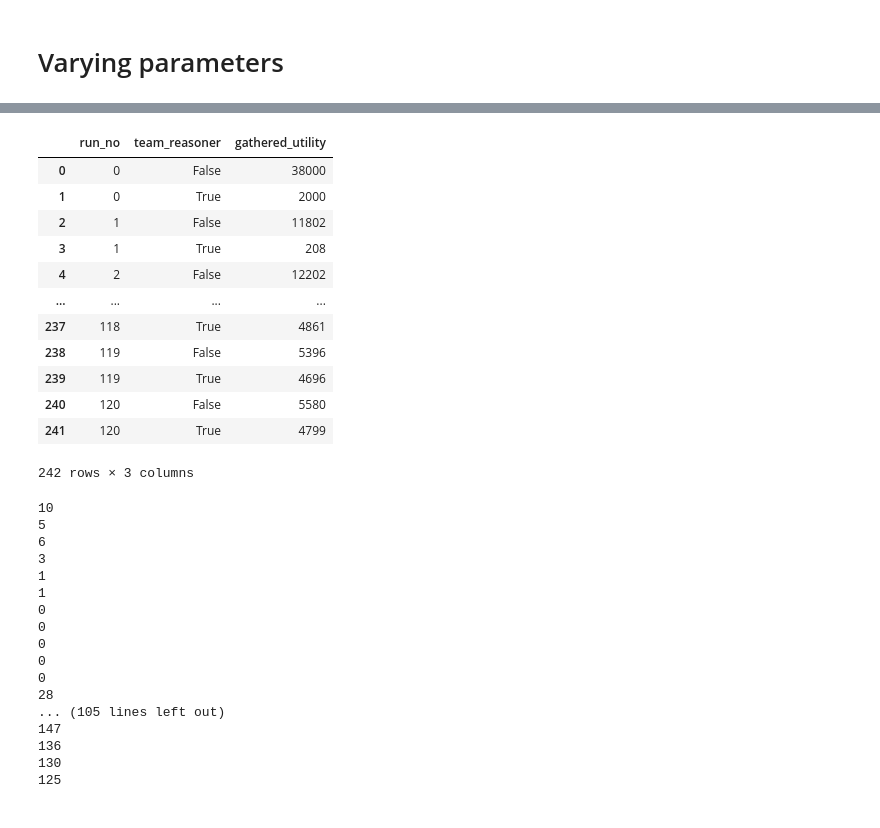
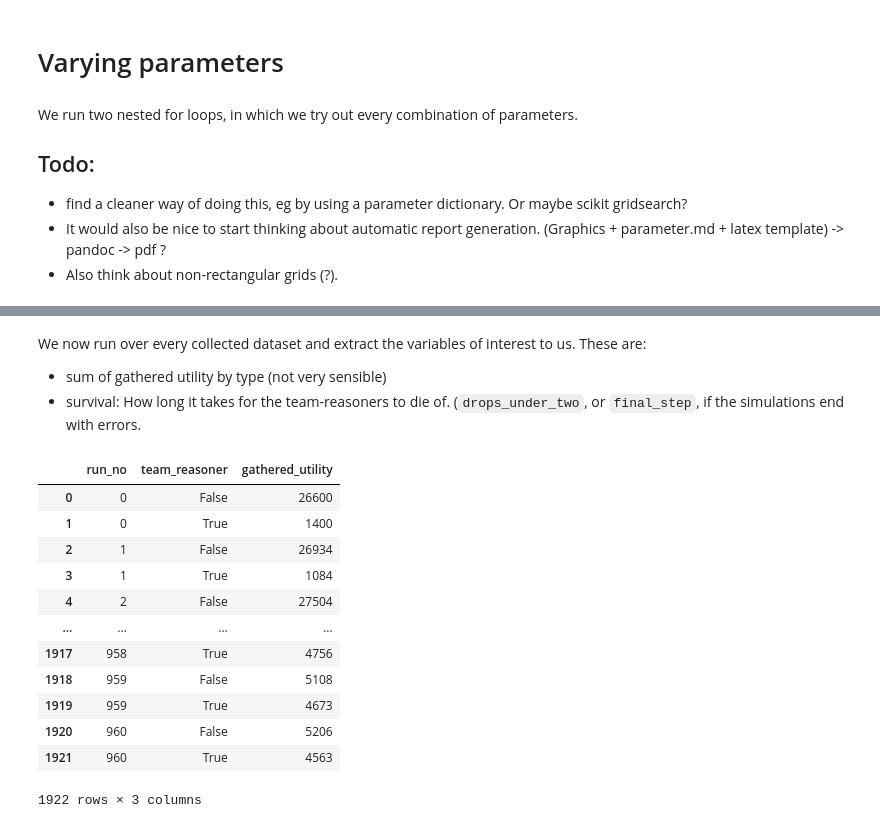
Before and after one commit to MNoichl/simple_teams, a Jupyter notebook: team_reasoning_in_prisoners_full_replacement_replicator_dyn.ipynb, the cells around one changed output, grey strips where cells are left out. Saved outputs shown, nothing was run; the diff lists cells and outputs as text; code cells hidden in the pictures.

```diff
--- a/team_reasoning_in_prisoners_full_replacement_replicator_dyn.ipynb
+++ b/team_reasoning_in_prisoners_full_replacement_replicator_dyn.ipynb
@@ -406,19 +414,27 @@ model_df
 # %% [markdown]
 # Varying parameters
+# %% [markdown]
+We run two nested for loops, in which we try out every combination of parameters.
+
+## Todo:
+* find a cleaner way of doing this, eg by using a parameter dictionary. Or maybe scikit gridsearch?
+* It would also be nice to start thinking about automatic report generation. (Graphics + parameter.md + latex template) -> pandoc -> pdf ?
+* Also think about non-rectangular grids (?).
 # %%
 collected_results = []
 run_no = 0
-for proportion_of_team_reasoners in tqdm.tqdm_notebook(np.linspace(0.05, 0.95, 11)):
-    for probability_team_reasoning in tqdm.tqdm_notebook(np.linspace(0, 1, 11)):
+for proportion_of_team_reasoners in tqdm.tqdm_notebook(np.linspace(0.05, 0.95, 31)):
+    for probability_team_reasoning in tqdm.tqdm_notebook(np.linspace(0, 1, 31)):
 
         model = MyModel(
             proportion_team_reasoners=proportion_of_team_reasoners,
             n_agents=200,
             game=prisoners_dilemma,
             probability_team_reasoning=probability_team_reasoning,
+            utility_calculation="empirical_average",
         )
 
-        for t in range(100):
+        for t in range(70):
             try:
                 model.step()
             except:
@@ -445,73 +461,57 @@ Please use `tqdm.notebook.tqdm` instead of `tqdm.tqdm_notebook`
 collected_frame = pd.concat(collected_results)
 # %% [output]
 [interactive output not drawn]
+# %% [markdown]
+We now run over every collected dataset and extract the variables of interest to us. These are:
+* sum of gathered utility by type (not very sensible)
+* survival: How long it takes for the team-reasoners to die of. (`drops_under_two`, or `final_step`, if the simulations end with errors.
 # %%
 grouped = collected_frame.groupby(["run_no", "team_reasoner"])[
     "gathered_utility"
 ].sum()
 grouped = pd.DataFrame(grouped).reset_index()
 display(grouped)
 grouped = grouped.groupby("run_no")
 
+
+# This seems like somewhat unprincipled code which ought to be cleaned up in the future.
 diff_frames = []
 for name, group in grouped:
     diff_frame =  pd.DataFrame(collected_frame[collected_frame["run_no"] == name].iloc[0]).T[
             ["run_no", "proportion_team_reasoners", "probability_team_reasoning"]
         ]
     performance_diff = (
         group[group["team_reasoner"] == False]["gathered_utility"].iloc[0]
         - group[group["team_reasoner"] == True]["gathered_utility"].iloc[0]
     )
     diff_frame['performance_diff'] = performance_diff
 
     diff_frame['amount_of_steps'] = np.max(collected_frame[collected_frame["run_no"] == name]['Step'])
     run_frame = pd.DataFrame(collected_frame[collected_frame["run_no"] == name])
-    final_step = run_frame[run_frame['Step'] == 9]
-    share_tr = len(final_step[final_step['team_reasoner'] ==True])
-    print(share_tr)
-    diff_frame['final_tr_share'] = share_tr
 
-
-#     print( pd.DataFragroup[group["team_reasoner"] == False].shape)
-#
-#     share = (
-#         len(group[group["team_reasoner"] == False]),len(group[group["team_reasoner"] == True])
-#     )
-#     print(share)
-#     display(pd.DataFrame(collected_frame[collected_frame["run_no"] == name].iloc[len(group)]))
+    share_team = []
+    for this_step in range(np.max(run_frame['Step'])):
+        final_step = run_frame[run_frame['Step'] == this_step]
+        share_tr = len(final_step[final_step['team_reasoner'] ==True])
+        share_team.append(share_tr)
+        drops_under_two = len([x>=2 for x in share_team])
+        diff_frame['drops_under_two'] = drops_under_two
 
     diff_frames.append(diff_frame)
 # %% [output]
 |  | run_no | team_reasoner | gathered_utility |
-| 0 | 0 | False | 38000 |
-| 1 | 0 | True | 2000 |
-| 2 | 1 | False | 11802 |
-| 3 | 1 | True | 208 |
-| 4 | 2 | False | 12202 |
+| 0 | 0 | False | 26600 |
+| 1 | 0 | True | 1400 |
+| 2 | 1 | False | 26934 |
+| 3 | 1 | True | 1084 |
+| 4 | 2 | False | 27504 |
 | ... | ... | ... | ... |
-| 237 | 118 | True | 4861 |
-| 238 | 119 | False | 5396 |
-| 239 | 119 | True | 4696 |
-| 240 | 120 | False | 5580 |
-| 241 | 120 | True | 4799 |
+| 1917 | 958 | True | 4756 |
+| 1918 | 959 | False | 5108 |
+| 1919 | 959 | True | 4673 |
+| 1920 | 960 | False | 5206 |
+| 1921 | 960 | True | 4563 |
-242 rows × 3 columns
+1922 rows × 3 columns
-10
-5
-6
-3
-1
-1
-0
-0
-0
-0
-0
-28
-... (105 lines left out)
-147
-136
-130
-125
 [interactive output not drawn]
 # %%
 difference_frame = pd.concat(diff_frames)
```
Also changed, not shown: parts of 28 cells of this notebook.
